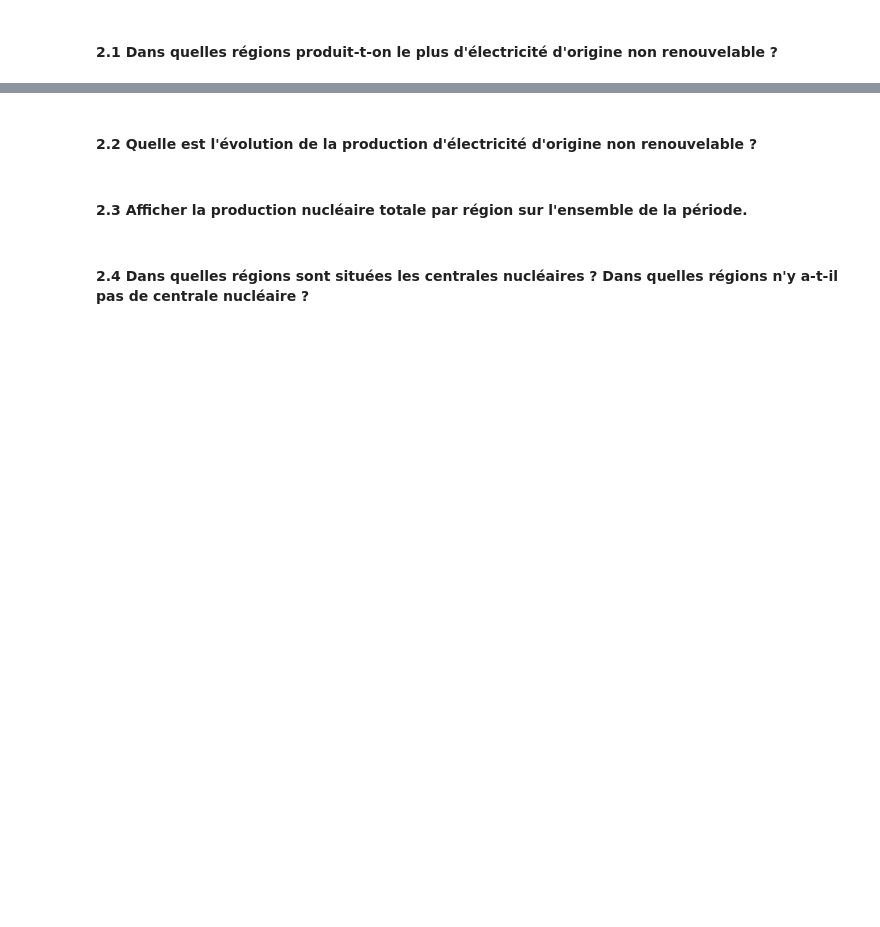
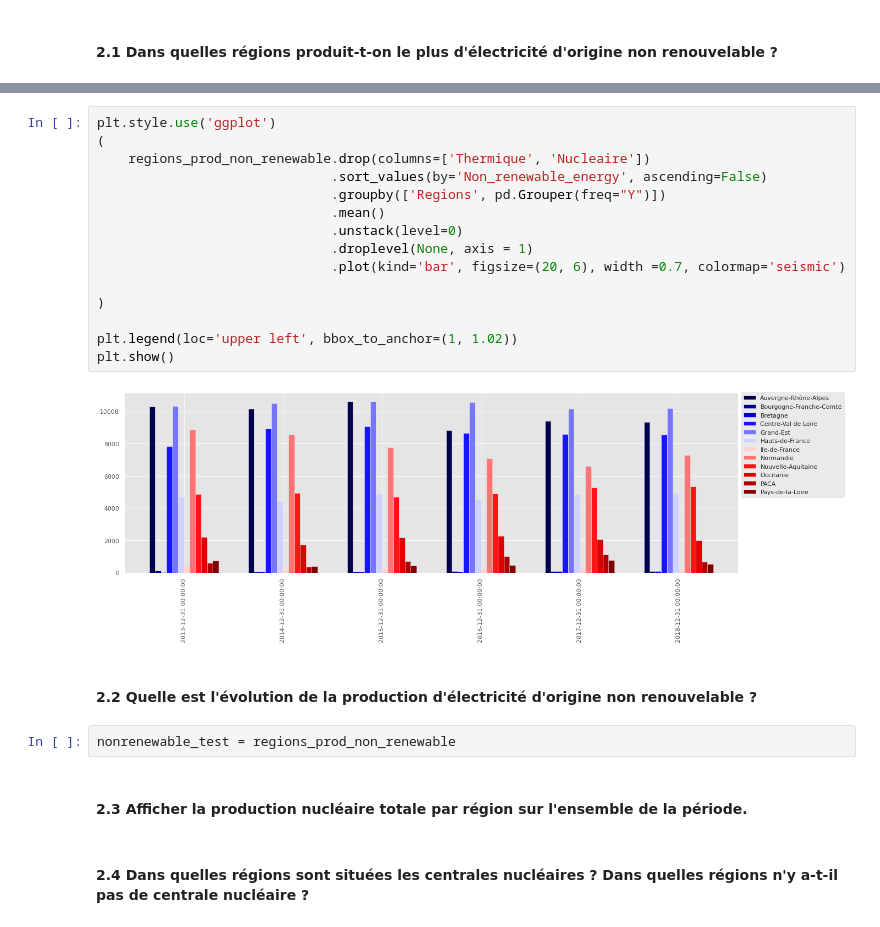
Before and after one commit to eusoumarkinhoz/Stats_Prob-2, a Jupyter notebook: Notebook/1.2 _wip_Regional - Series temporelles.ipynb, the cells around one changed output, grey strips where cells are left out. Drawn from its saved outputs; the diff is of its cells as text; blank space fills up the shorter version.

```diff
--- a/Notebook/1.2 _wip_Regional - Series temporelles.ipynb
+++ b/Notebook/1.2 _wip_Regional - Series temporelles.ipynb
@@ -432,5 +540,24 @@ _______________________________________
+# %%
+plt.style.use('ggplot')
+(
+    regions_prod_non_renewable.drop(columns=['Thermique', 'Nucleaire'])
+                              .sort_values(by='Non_renewable_energy', ascending=False)
+                              .groupby(['Regions', pd.Grouper(freq="Y")])
+                              .mean()
+                              .unstack(level=0)
+                              .droplevel(None, axis = 1)
+                              .plot(kind='bar', figsize=(20, 6), width =0.7, colormap='seismic')
+
+)
+
+plt.legend(loc='upper left', bbox_to_anchor=(1, 1.02))
+plt.show()
+# %% [output]
+[figure, added]
 # %% [markdown]
 #### 2.2 Quelle est l'évolution de la production d'électricité d'origine non renouvelable ?
+# %%
+nonrenewable_test = regions_prod_non_renewable
 # %% [markdown]
 #### 2.3 Afficher la production nucléaire totale par région sur l'ensemble de la période.
 # %% [markdown]
```
Also changed, not shown: parts of 15 cells of this notebook, 1 other file.
